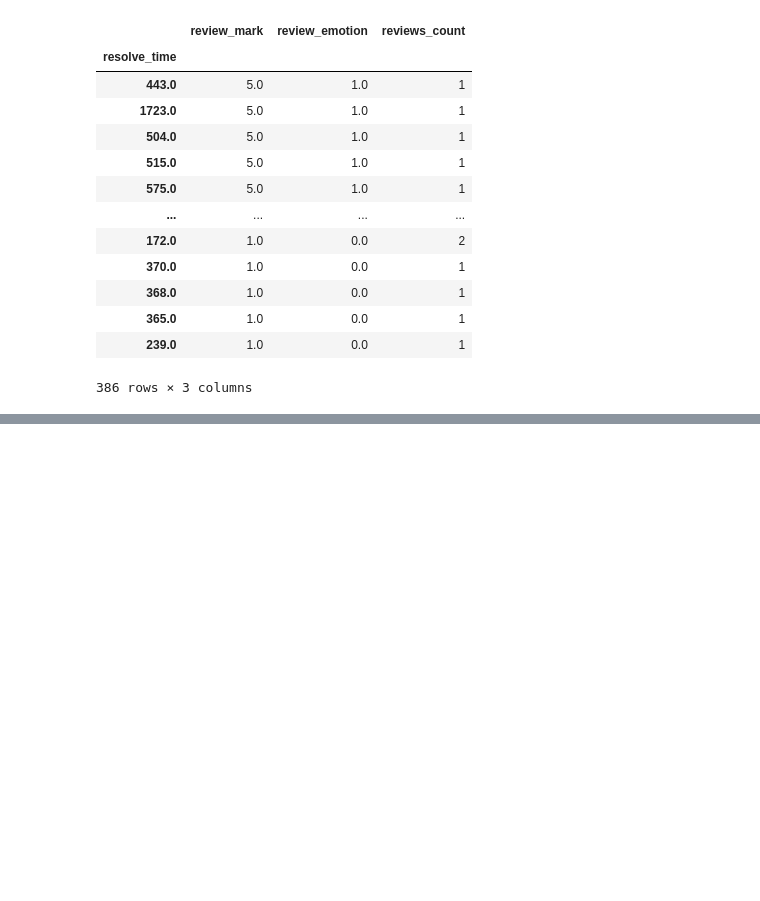
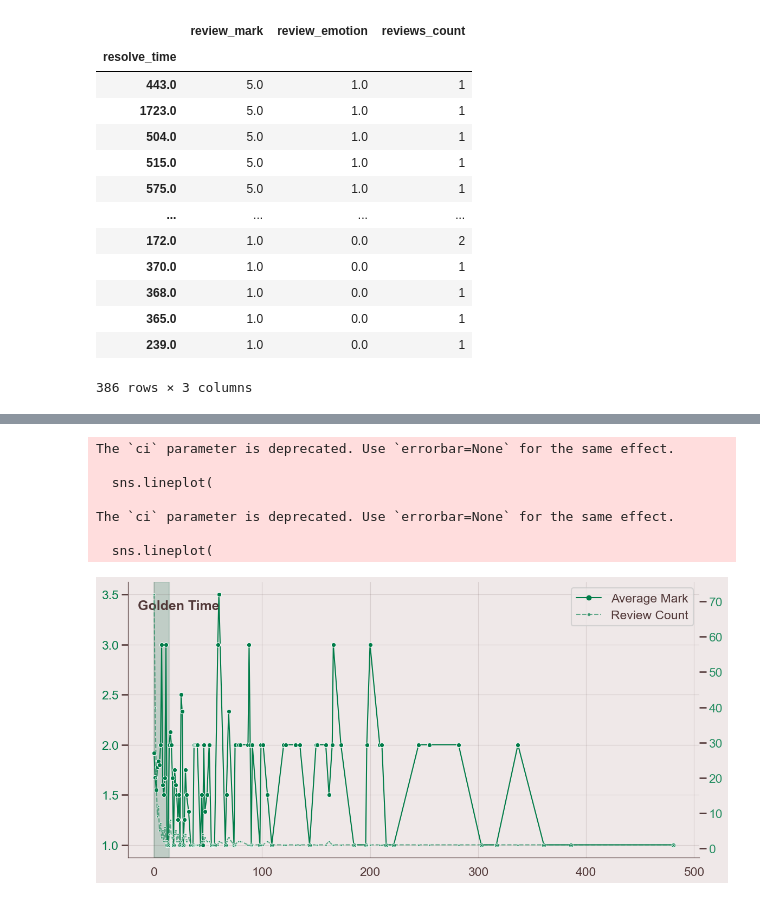
Before and after one commit to Neat-Snap/dano25, a Jupyter notebook: mahnizm.ipynb, the cells around one changed output, grey strips where cells are left out. Cells and saved outputs as stored; diff of their text form; code cells hidden in the pictures; blank space fills up the shorter version.

```diff
--- a/mahnizm.ipynb
+++ b/mahnizm.ipynb
@@ -113,3 +104,5 @@ df
 | 51998 | 2025-08-14 15:20:06 | 2025-08-14 15:58:03.047 | b64fce82d4b5d1dfff152c0d19583320 | Банк | 5 | 1 | banki.ru | ... |
 | 51999 | 2025-10-21 09:10:42 | 2025-10-21 18:15:33.833 | d54de8bdb9c98095b30cbf470083b059 | Банк | 2 | 0 | banki.ru | ... |
 15974 rows × 29 columns
+# %%
+df_mobile = df[df["is_mobile_product"]]
@@ -115,0 +116,7 @@ df
+# %%
+reviews_by_resolve_time_mobile = df_mobile.groupby("resolve_time").agg(
+    review_mark=("review_mark", "mean"),
+    review_emotion=("review_emotion", "mean"),
+    reviews_count=("review_mark", "count")
+).sort_values(by="review_mark", ascending=False)
+reviews_by_resolve_time_mobile
@@ -210,0 +288,61 @@ reviews_by_resolve_time[reviews_by_resolve_time["review_mark"] >= 4.5].sort_valu
+# %%
+q95 = df_mobile["resolve_time"].quantile(0.95)
+data_plot = reviews_by_resolve_time_mobile[reviews_by_resolve_time_mobile.index <= q95].reset_index()
+
+fig, ax1 = plt.subplots(figsize=(12, 6))
+
+sns.lineplot(
+    data=data_plot,
+    x="resolve_time",
+    y="review_mark",
+    marker="o",
+    color=colors['green'],
+    ci=None,
+    ax=ax1
+)
+ax1.set_xlabel(None)
+ax1.set_ylabel(None)
+ax1.tick_params(axis='y', labelcolor=colors['green'])
+
+ax2 = ax1.twinx()
+sns.lineplot(
+    data=data_plot,
+    x="resolve_time",
+    y="reviews_count",
+    marker=".",
+    color=colors['cyan'],
+    alpha=0.7,
+    linestyle='--',
+    ci=None,
+    ax=ax2
+)
+ax2.set_ylabel(None, color=colors['cyan'])
+ax2.tick_params(axis='y', labelcolor=colors['cyan'])
+ax2.grid(False)
+
+golden_start, golden_end = 0, 14
+ax1.axvspan(golden_start, golden_end, color=colors['cyan_light'], alpha=0.3, zorder=0)
+ax1.text(golden_end * 1.6, ax1.get_ylim()[0] + (ax1.get_ylim()[1]-ax1.get_ylim()[0])*0.9,
+         "Golden Time", horizontalalignment='center', color=colors['text'], fontweight='bold')
+
+plt.title(None)
+
+# Manual Legend to ensure distinct and correct labels
+from matplotlib.lines import Line2D
+legend_elements = [
+    Line2D([0], [0], color=colors['green'], marker='o', lw=1.5, label='Average Mark'),
+    Line2D([0], [0], color=colors['cyan'], marker='.', linestyle='--', lw=1.5, alpha=0.7, label='Review Count')
+]
+ax1.legend(handles=legend_elements, loc='upper right')
+
+plt.tight_layout()
+plt.show()
+# %% [output]
+The `ci` parameter is deprecated. Use `errorbar=None` for the same effect.
+
+  sns.lineplot(
+
+The `ci` parameter is deprecated. Use `errorbar=None` for the same effect.
+
+  sns.lineplot(
+[figure, added]
```
Also changed, not shown: parts of 9 cells of this notebook, 1 other file.
